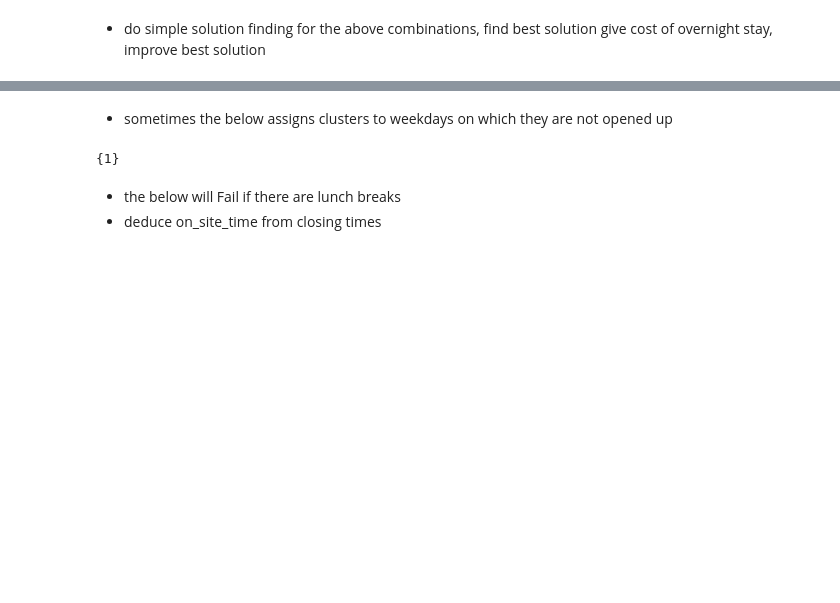
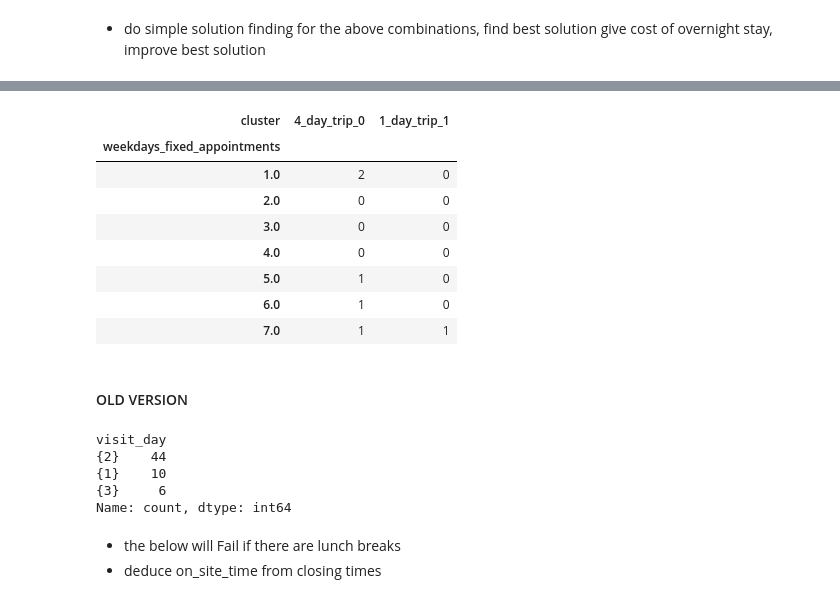
Before and after one commit to florianblaser/routing, a Jupyter notebook: playground.ipynb, the cells around one changed output, grey strips where cells are left out. Saved outputs shown, nothing was run; the diff lists cells and outputs as text; code cells hidden in the pictures; blank space fills up the shorter version.

Commit message:
multi-day block logic

```diff
--- a/playground.ipynb
+++ b/playground.ipynb
@@ -32,7 +31,7 @@ from scipy.spatial import distance
 from ortools.constraint_solver import routing_enums_pb2
 from ortools.constraint_solver import pywrapcp
 # %%
-nodes_df, time_matrix = create_nodes_dataframe(num_nodes=num_nodes, min_work_days=5, home_node_id=0, visiting_interval_min=10, visiting_interval_max=30, max_last_visit=20, frac_fixed_app=percentage_of_appointments)
+nodes_df, time_matrix = create_nodes_dataframe(num_nodes=num_nodes, min_work_days=7, home_node_id=0, visiting_interval_min=10, visiting_interval_max=30, max_last_visit=20, frac_fixed_app=percentage_of_appointments)
 nodes_df['weekdays_fixed_appointments'] = nodes_df['fixed_appointment'].apply(lambda x: x[0] if isinstance(x, tuple) else None)
 # %%
 all_days = set(range(1, 8))
@@ -117,23 +109,22 @@ def calculate_overnight_stays(lst):
 
 # Create a DataFrame
 data = {
-    'List': valid_lists,
+    'gaps': valid_lists,
     # 'Sum': [sum(lst) for lst in valid_lists],  # Calculating sum normally, 0s count as 0
     # 'Length': [len(lst) for lst in valid_lists],
-    'n_Overnight_trips': [calculate_overnight_stays(lst) for lst in valid_lists],
-    'Overnight_days': [calculate_overnight_trips(lst) for lst in valid_lists],
-    'Off_days': [calculate_days_off(lst) for lst in valid_lists],
-    'n_Days_off': [lst.count(0) for lst in valid_lists],
+    'n_overnight_trips': [calculate_overnight_stays(lst) for lst in valid_lists],
+    'overnight_days': [calculate_overnight_trips(lst) for lst in valid_lists],
+    'off_days': [calculate_days_off(lst) for lst in valid_lists],
+    'n_days_off': [lst.count(0) for lst in valid_lists],
 }
 
-df = pd.DataFrame(data)
+options_df = pd.DataFrame(data)
 
 # Filter the DataFrame based on the constraints
-df = df[df['Off_days'].apply(lambda x: all(day in x for day in days_off))]
-df = df[df['Overnight_days'].apply(lambda x: not any(day in x for day in no_overnight_stays))]
-df = df[df['n_Overnight_trips'].apply(lambda x: x <= max_overnight_stays)]
-df = df[df['n_Days_off'].apply(lambda x: x <= max_days_off)]
+options_df = options_df[options_df['off_days'].apply(lambda x: all(day in x for day in days_off))]
+options_df = options_df[options_df['overnight_days'].apply(lambda x: not any(day in x for day in no_overnight_stays))]
+options_df = options_df[options_df['n_overnight_trips'].apply(lambda x: x <= max_overnight_stays)]
+options_df = options_df[options_df['n_days_off'].apply(lambda x: x <= max_days_off)]
 # add a column to df containing a dictionary counting the number of times an integer >1 appears in the list
-from collections import Counter
-df['Count'] = df['List'].apply(lambda x: Counter([item for item in x if item > 0]))
-combinations = df['Count'].drop_duplicates().tolist()
+options_df['blocks'] = options_df['gaps'].apply(lambda x: Counter([item for item in x if item > 0]))
+options_df['gaps']
@@ -307,3 +334,0 @@ def custom_clustering(nodes_df, cluster_sizes, precision, home_node_id=0, verbos
-# %%
-cluster_sizes = {1:1,2:2,1:1}
-clusters = custom_clustering(nodes_df, cluster_sizes, precision=50, verbose=False, visual=False)
@@ -338,2 +430,27 @@ nodes_df['cluster'] = nodes_df['node_id'].map(node_to_cluster)
+# %%
+weekdays = range(1, 8)
+grouped_data = nodes_df.groupby(['weekdays_fixed_appointments', 'cluster']).size().unstack(fill_value=0)
+
+missing_weekdays = set(weekdays) - set(grouped_data.index)
+
+# Add missing weekdays as new rows filled with zeros
+for weekday in missing_weekdays:
+    grouped_data.loc[weekday] = [0] * len(grouped_data.columns)  # Create a row of zeros
+
+# Sort the DataFrame by index to ensure weekdays are in order
+grouped_data.sort_index(inplace=True)
+grouped_data
+# %% [output]
+| cluster | 4_day_trip_0 | 1_day_trip_1 |
+| weekdays_fixed_appointments |  |  |
+| 1.0 | 2 | 0 |
+| 2.0 | 0 | 0 |
+| 3.0 | 0 | 0 |
+| 4.0 | 0 | 0 |
+| 5.0 | 1 | 0 |
+| 6.0 | 1 | 0 |
+| 7.0 | 1 | 1 |
+# %% [markdown]
+#### OLD VERSION
 # %%
 def assign_weekdays_to_clusters(nodes_df):
@@ -444,14 +558,16 @@ def assign_weekdays_to_clusters(nodes_df):
     nodes_df['visit_day'] = nodes_df.apply(update_visit_days, axis=1)
 
     return nodes_df
-# %% [markdown]
-- sometimes the below assigns clusters to weekdays on which they are not opened up
 # %%
 nodes_df = assign_weekdays_to_clusters(nodes_df)
 # %%
-nodes_df['visit_day'][0]
+nodes_df['visit_day'].value_counts()
 # %% [output]
-{1}
+visit_day
+{2}    44
+{1}    10
+{3}     6
+Name: count, dtype: int64
 # %% [markdown]
 - the below will Fail if there are lunch breaks
 - deduce on_site_time from closing times
```
Also changed, not shown: parts of 20 cells of this notebook.
